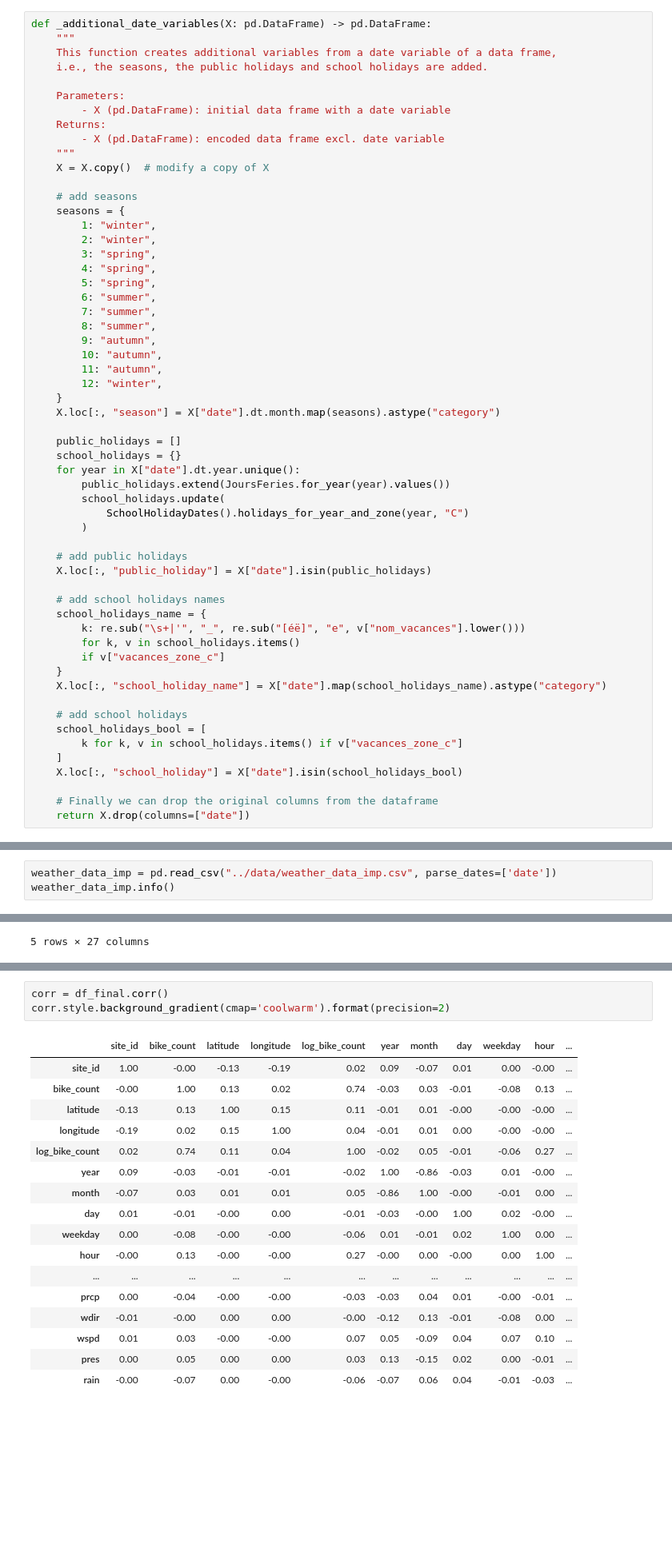
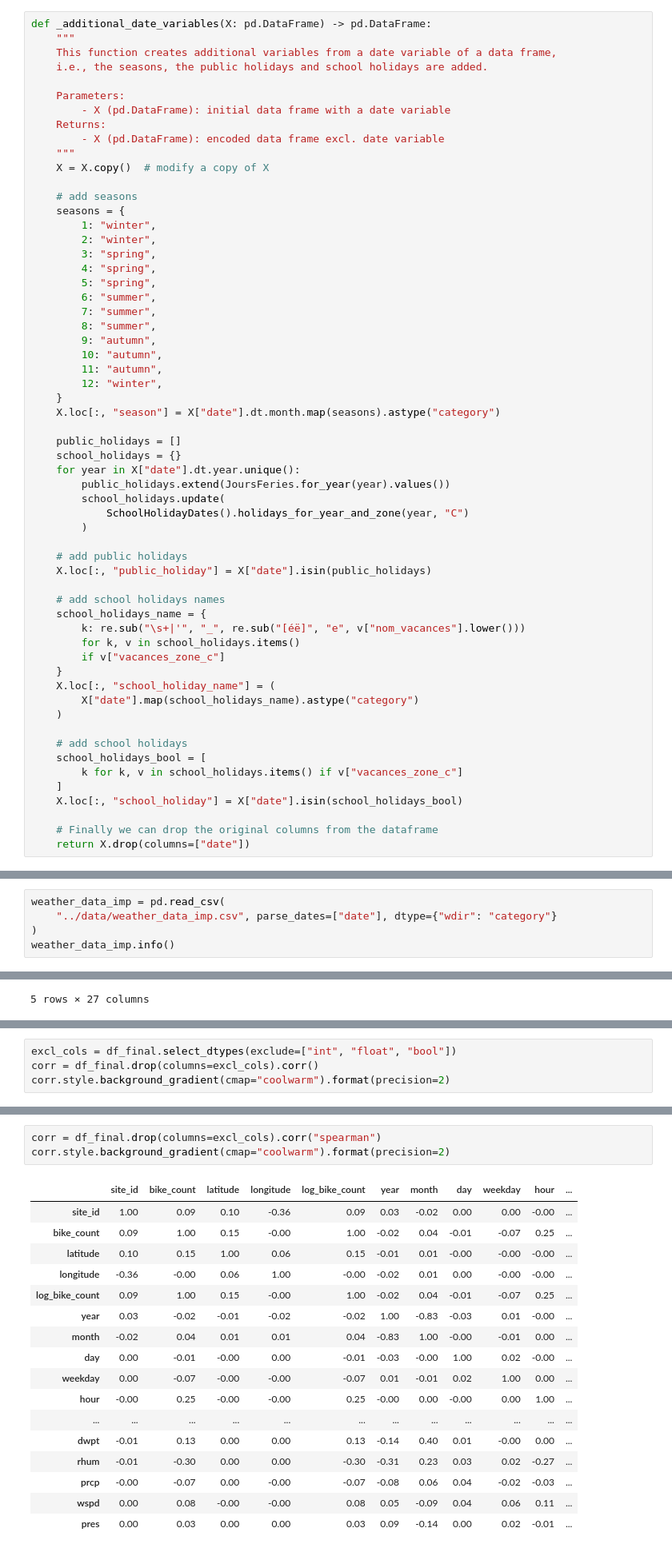
Before and after one commit to stlbnmaria/PythonForDS_Project, a Jupyter notebook: data_analyses/data_analyses.ipynb, the cells around one changed output, grey strips where cells are left out. Shown at 80% size. Cells and saved outputs as stored; diff of their text form; blank space fills up the shorter version.

Commit message:
finalising data_analyses notebook for branch merge

```diff
--- a/data_analyses/data_analyses.ipynb
+++ b/data_analyses/data_analyses.ipynb
@@ -241,7 +229,9 @@ def _additional_date_variables(X: pd.DataFrame) -> pd.DataFrame:
         for k, v in school_holidays.items()
         if v["vacances_zone_c"]
     }
-    X.loc[:, "school_holiday_name"] = X["date"].map(school_holidays_name).astype("category")
+    X.loc[:, "school_holiday_name"] = (
+        X["date"].map(school_holidays_name).astype("category")
+    )
 
     # add school holidays
     school_holidays_bool = [
@@ -288,7 +278,9 @@ memory usage: 48.6 MB
 # %% [markdown]
 This analysis combines the Prais bike counters data, the augmented date information and the weather data in Paris (see weather_data_analyses.ipynb) for more information.
 # %%
-weather_data_imp = pd.read_csv("../data/weather_data_imp.csv", parse_dates=['date'])
+weather_data_imp = pd.read_csv(
+    "../data/weather_data_imp.csv", parse_dates=["date"], dtype={"wdir": "category"}
+)
 weather_data_imp.info()
 # %% [output]
 <class 'pandas.core.frame.DataFrame'>
@@ -341,0 +336,4 @@ memory usage: 72.9 MB
+# %%
+excl_cols = df_final.select_dtypes(exclude=["int", "float", "bool"])
+corr = df_final.drop(columns=excl_cols).corr()
+corr.style.background_gradient(cmap="coolwarm").format(precision=2)
@@ -342,21 +358,21 @@ memory usage: 72.9 MB
 # %%
-corr = df_final.corr()
-corr.style.background_gradient(cmap='coolwarm').format(precision=2)
+corr = df_final.drop(columns=excl_cols).corr("spearman")
+corr.style.background_gradient(cmap="coolwarm").format(precision=2)
 # %% [output]
 |  | site_id | bike_count | latitude | longitude | log_bike_count | year | month | day | weekday | hour | ... |
-| site_id | 1.00 | -0.00 | -0.13 | -0.19 | 0.02 | 0.09 | -0.07 | 0.01 | 0.00 | -0.00 | ... |
-| bike_count | -0.00 | 1.00 | 0.13 | 0.02 | 0.74 | -0.03 | 0.03 | -0.01 | -0.08 | 0.13 | ... |
-| latitude | -0.13 | 0.13 | 1.00 | 0.15 | 0.11 | -0.01 | 0.01 | -0.00 | -0.00 | -0.00 | ... |
-| longitude | -0.19 | 0.02 | 0.15 | 1.00 | 0.04 | -0.01 | 0.01 | 0.00 | -0.00 | -0.00 | ... |
-| log_bike_count | 0.02 | 0.74 | 0.11 | 0.04 | 1.00 | -0.02 | 0.05 | -0.01 | -0.06 | 0.27 | ... |
-| year | 0.09 | -0.03 | -0.01 | -0.01 | -0.02 | 1.00 | -0.86 | -0.03 | 0.01 | -0.00 | ... |
-| month | -0.07 | 0.03 | 0.01 | 0.01 | 0.05 | -0.86 | 1.00 | -0.00 | -0.01 | 0.00 | ... |
-| day | 0.01 | -0.01 | -0.00 | 0.00 | -0.01 | -0.03 | -0.00 | 1.00 | 0.02 | -0.00 | ... |
-| weekday | 0.00 | -0.08 | -0.00 | -0.00 | -0.06 | 0.01 | -0.01 | 0.02 | 1.00 | 0.00 | ... |
-| hour | -0.00 | 0.13 | -0.00 | -0.00 | 0.27 | -0.00 | 0.00 | -0.00 | 0.00 | 1.00 | ... |
+| site_id | 1.00 | 0.09 | 0.10 | -0.36 | 0.09 | 0.03 | -0.02 | 0.00 | 0.00 | -0.00 | ... |
+| bike_count | 0.09 | 1.00 | 0.15 | -0.00 | 1.00 | -0.02 | 0.04 | -0.01 | -0.07 | 0.25 | ... |
+| latitude | 0.10 | 0.15 | 1.00 | 0.06 | 0.15 | -0.01 | 0.01 | -0.00 | -0.00 | -0.00 | ... |
+| longitude | -0.36 | -0.00 | 0.06 | 1.00 | -0.00 | -0.02 | 0.01 | 0.00 | -0.00 | -0.00 | ... |
+| log_bike_count | 0.09 | 1.00 | 0.15 | -0.00 | 1.00 | -0.02 | 0.04 | -0.01 | -0.07 | 0.25 | ... |
+| year | 0.03 | -0.02 | -0.01 | -0.02 | -0.02 | 1.00 | -0.83 | -0.03 | 0.01 | -0.00 | ... |
+| month | -0.02 | 0.04 | 0.01 | 0.01 | 0.04 | -0.83 | 1.00 | -0.00 | -0.01 | 0.00 | ... |
+| day | 0.00 | -0.01 | -0.00 | 0.00 | -0.01 | -0.03 | -0.00 | 1.00 | 0.02 | -0.00 | ... |
+| weekday | 0.00 | -0.07 | -0.00 | -0.00 | -0.07 | 0.01 | -0.01 | 0.02 | 1.00 | 0.00 | ... |
+| hour | -0.00 | 0.25 | -0.00 | -0.00 | 0.25 | -0.00 | 0.00 | -0.00 | 0.00 | 1.00 | ... |
 | ... | ... | ... | ... | ... | ... | ... | ... | ... | ... | ... | ... |
-| prcp | 0.00 | -0.04 | -0.00 | -0.00 | -0.03 | -0.03 | 0.04 | 0.01 | -0.00 | -0.01 | ... |
-| wdir | -0.01 | -0.00 | 0.00 | 0.00 | -0.00 | -0.12 | 0.13 | -0.01 | -0.08 | 0.00 | ... |
-| wspd | 0.01 | 0.03 | -0.00 | -0.00 | 0.07 | 0.05 | -0.09 | 0.04 | 0.07 | 0.10 | ... |
-| pres | 0.00 | 0.05 | 0.00 | 0.00 | 0.03 | 0.13 | -0.15 | 0.02 | 0.00 | -0.01 | ... |
-| rain | -0.00 | -0.07 | 0.00 | -0.00 | -0.06 | -0.07 | 0.06 | 0.04 | -0.01 | -0.03 | ... |
+| dwpt | -0.01 | 0.13 | 0.00 | 0.00 | 0.13 | -0.14 | 0.40 | 0.01 | -0.00 | 0.00 | ... |
+| rhum | -0.01 | -0.30 | 0.00 | 0.00 | -0.30 | -0.31 | 0.23 | 0.03 | 0.02 | -0.27 | ... |
+| prcp | -0.00 | -0.07 | 0.00 | -0.00 | -0.07 | -0.08 | 0.06 | 0.04 | -0.02 | -0.03 | ... |
+| wspd | 0.00 | 0.08 | -0.00 | -0.00 | 0.08 | 0.05 | -0.09 | 0.04 | 0.06 | 0.11 | ... |
+| pres | 0.00 | 0.03 | 0.00 | 0.00 | 0.03 | 0.09 | -0.14 | 0.00 | 0.02 | -0.01 | ... |
```
Also changed, not shown: parts of 8 cells of this notebook.
